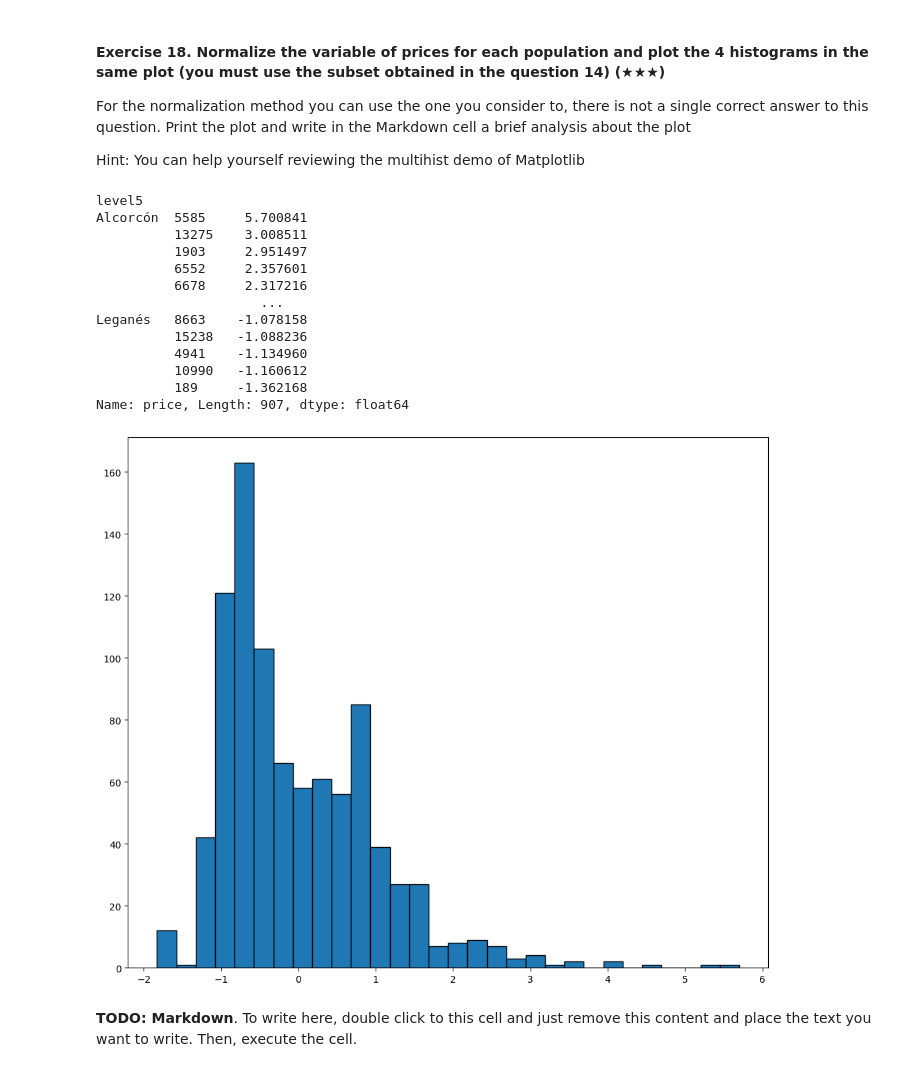
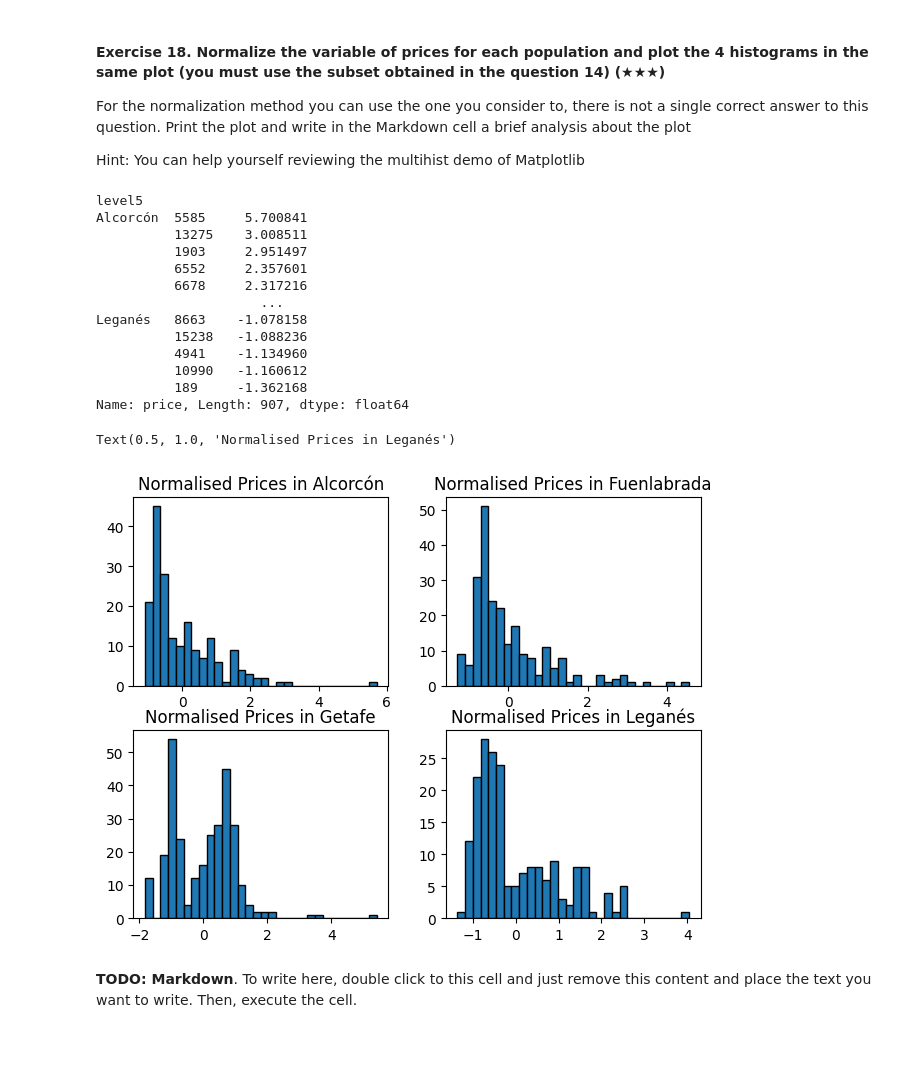
Before and after one commit to jronald88/realestate-datacleanup-exercise, a Jupyter notebook: project.ipynb, the cells around one changed output. Drawn from its saved outputs; the diff is of its cells as text; code cells hidden in the pictures; blank space fills up the shorter version.

```diff
--- a/project.ipynb
+++ b/project.ipynb
@@ -246,11 +240,10 @@ print(highest_occurrence_pop, highest_occurrence)
 
 Hint: Filter the original DataFrame using the column `level5` and the function `isin`
 # %%
-# TODO
-south_belt = ['Fuenlabrada','Leganés','Getafe','Alcorcón']
+south_belt = ["Fuenlabrada","Leganés","Getafe","Alcorcón"]
 
-south_belt_df = ds[ds['level5'].isin(south_belt)]
-print(south_belt_df.head())
+south_belt_ds = ds[ds['level5'].isin(south_belt)] #filter the level5 column and extract only elements that are in the south:belt list.
+print(south_belt_ds.head())
 # %% [output]
      Unnamed: 0  id_realEstates  isNew                    realEstate_name  \
 1             2       153867863  False  tecnocasa fuenlabrada ferrocarril
@@ -321,19 +317,14 @@ bathrooms (mean, var):  1.633221850613155 0.5717968625577321
 
 Print both the address and the price of the selected house of each population. You can print a DataFrame or a single line for each population
 # %%
-# TODO
-south_belt_df = south_belt_df.sort_values('price', ascending=False)
-# Initialize a list to store the maximum value for each unique entry
+south_belt_grouped_ds = south_belt_ds.sort_values(by = 'price', ascending=False).groupby('level5')
 max_prices = {}
 
-grouped = south_belt_df.groupby('level5')
-
-
-for entry, group_df in grouped:
+for price, group_df in south_belt_grouped_ds: #price, group_df is a tuple
     max_value_row = group_df.loc[group_df['price'].idxmax()]  # Get the row with the maximum value
-    max_value = max_value = max_value_row['price']  # Maximum value
+    max_value = max_value_row['price']  # Maximum value
     corresponding_address = max_value_row['address'] # its address
-    print(f"The maximum price for population '{entry}' is {max_value}€. Its address is {corresponding_address}.")
+    print(f"The maximum price for population '{price}' is {max_value}€. Its address is {corresponding_address}.")
 # %% [output]
 The maximum price for population 'Alcorcón' is 950000€. Its address is Alcorcón.
 The maximum price for population 'Fuenlabrada' is 490000€. Its address is Calle de Paulo Freire, 5, Fuenlabrada.
@@ -346,37 +337,52 @@ For the normalization method you can use the one you consider to, there is not a
 
 Hint: You can help yourself reviewing the multihist demo of Matplotlib
 # %%
-
 #use Z values -> observed value - mean / sd
 #create a new df of normalised prices
 def standard_normalisation(column):
     mean = column.mean()
     std = column.std()
     return (column - mean)/std
 
-#from tqdm import tqdm
 
-normalised_df = grouped['price'].apply(standard_normalisation)
+normalised_df = south_belt_grouped_ds['price'].apply(standard_normalisation)
+
+#x = np.random.randn(1000, 3) - just testing
+
 print(normalised_df)
 
-plt.rcParams['figure.figsize'] = (12.0, 10.0) #resize plots
-plt.hist(normalised_df, bins=30, edgecolor='black')
-plt.show()
+#insert code here to plot 4 histograms in same plot.
+fig, ((ax0, ax1), (ax2, ax3)) = plt.subplots(nrows=2,ncols=2) #creates a (2,2) matrix of plots
+
+plt.tight_layout()
+
+ax0.hist(normalised_df['Alcorcón'], bins = 30, edgecolor='black')
+ax0.set_title('Normalised Prices in Alcorcón')
+
+ax1.hist(normalised_df['Fuenlabrada'], bins = 30, edgecolor='black')
+ax1.set_title('Normalised Prices in Fuenlabrada')
+
+ax2.hist(normalised_df['Getafe'], bins=30, edgecolor='black')
+ax2.set_title('Normalised Prices in Getafe')
+
+ax3.hist(normalised_df['Leganés'], bins=30, edgecolor='black')
+ax3.set_title('Normalised Prices in Leganés')
 # %% [output]
 level5
 Alcorcón  5585     5.700841
           13275    3.008511
           1903     2.951497
           6552     2.357601
           6678     2.317216
                      ...
 Leganés   8663    -1.078158
           15238   -1.088236
           4941    -1.134960
           10990   -1.160612
           189     -1.362168
 Name: price, Length: 907, dtype: float64
+Text(0.5, 1.0, 'Normalised Prices in Leganés')
-[figure, old version]
+[figure, new version]
 # %% [markdown]
 **TODO: Markdown**. To write here, double click to this cell and just remove this content and place the text you want to write. Then, execute the cell.
 # %% [markdown]
```
Also changed, not shown: parts of 20 cells of this notebook.
